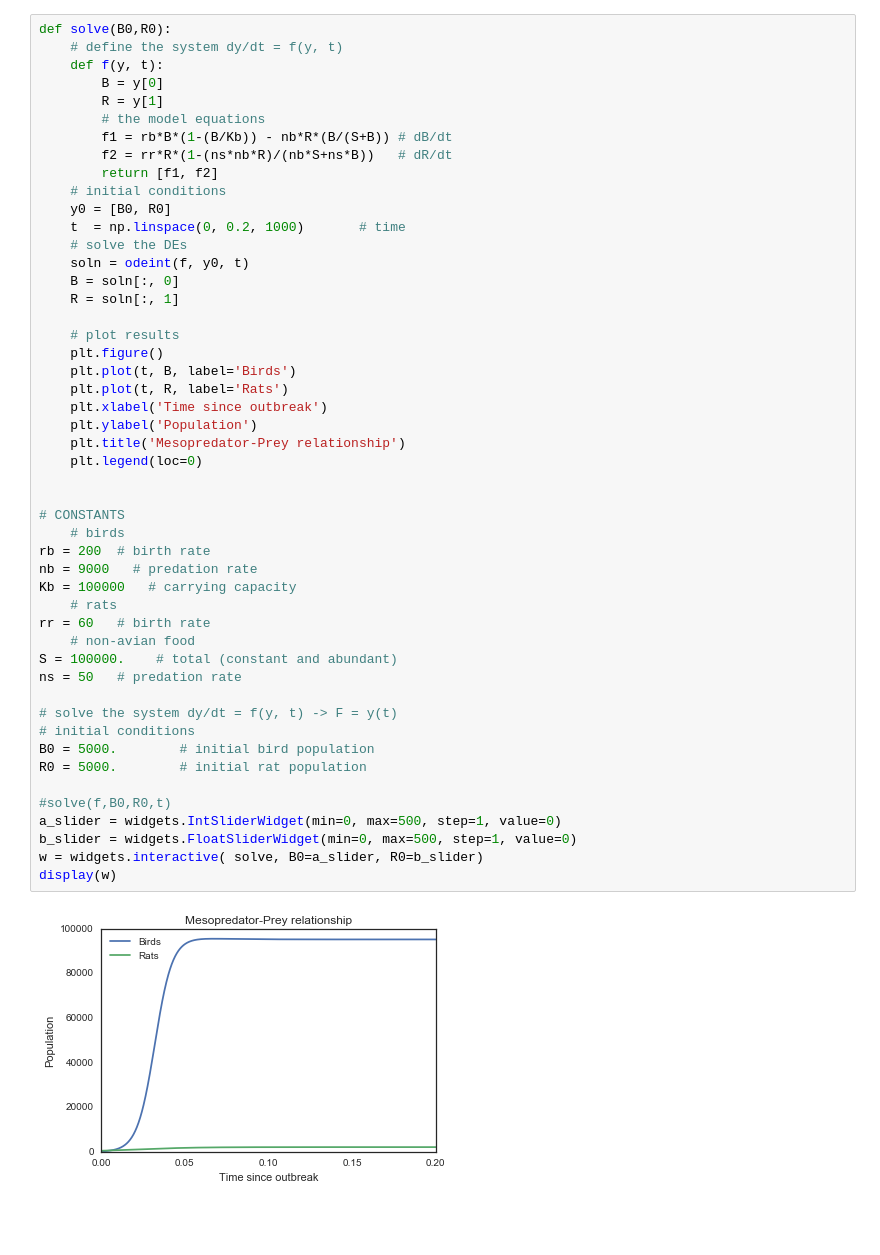
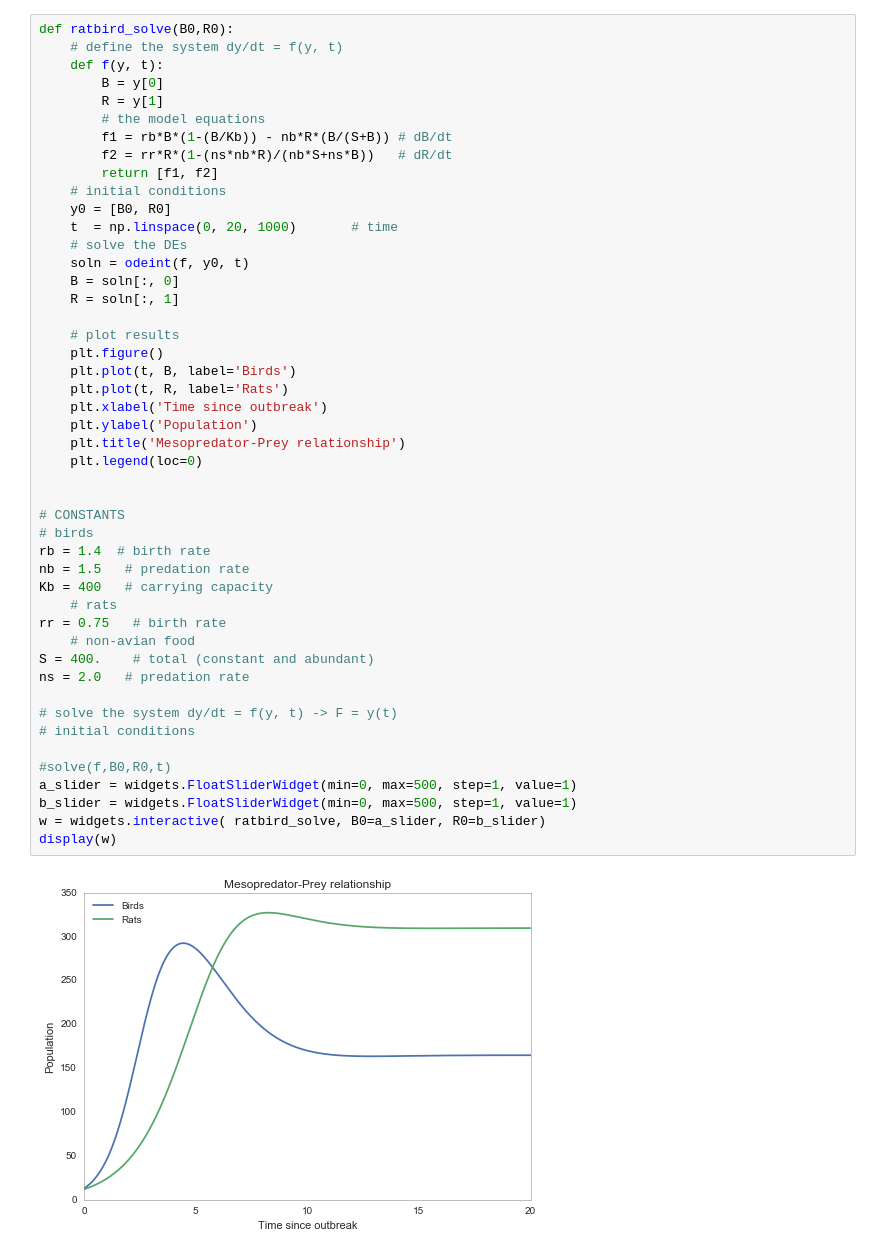
Before and after one commit to aaron2220/Mesopredator-Release, a Jupyter notebook: mesopredator release.ipynb, the cells around one changed output. Saved outputs shown, nothing was run; the diff lists cells and outputs as text; blank space fills up the shorter version.

```diff
--- a/mesopredator release.ipynb
+++ b/mesopredator release.ipynb
@@ -32,5 +57,5 @@ sns.palplot(c)
 # %%
-def solve(B0,R0):
+def ratbird_solve(B0,R0):
     # define the system dy/dt = f(y, t)
     def f(y, t):
         B = y[0]
@@ -39,44 +64,42 @@ def solve(B0,R0):
         f1 = rb*B*(1-(B/Kb)) - nb*R*(B/(S+B)) # dB/dt
         f2 = rr*R*(1-(ns*nb*R)/(nb*S+ns*B))   # dR/dt
         return [f1, f2]
     # initial conditions
     y0 = [B0, R0]
-    t  = np.linspace(0, 0.2, 1000)       # time
+    t  = np.linspace(0, 20, 1000)       # time
     # solve the DEs
     soln = odeint(f, y0, t)
     B = soln[:, 0]
     R = soln[:, 1]
 
     # plot results
     plt.figure()
     plt.plot(t, B, label='Birds')
     plt.plot(t, R, label='Rats')
     plt.xlabel('Time since outbreak')
     plt.ylabel('Population')
     plt.title('Mesopredator-Prey relationship')
     plt.legend(loc=0)
 
 
 # CONSTANTS
-    # birds
-rb = 200  # birth rate
-nb = 9000   # predation rate
-Kb = 100000   # carrying capacity
+# birds
+rb = 1.4  # birth rate
+nb = 1.5   # predation rate
+Kb = 400   # carrying capacity
     # rats
-rr = 60   # birth rate
+rr = 0.75   # birth rate
     # non-avian food
-S = 100000.    # total (constant and abundant)
-ns = 50   # predation rate
+S = 400.    # total (constant and abundant)
+ns = 2.0   # predation rate
 
 # solve the system dy/dt = f(y, t) -> F = y(t)
 # initial conditions
-B0 = 5000.        # initial bird population
-R0 = 5000.        # initial rat population
 
 #solve(f,B0,R0,t)
-a_slider = widgets.IntSliderWidget(min=0, max=500, step=1, value=0)
-b_slider = widgets.FloatSliderWidget(min=0, max=500, step=1, value=0)
-w = widgets.interactive( solve, B0=a_slider, R0=b_slider)
+a_slider = widgets.FloatSliderWidget(min=0, max=500, step=1, value=1)
+b_slider = widgets.FloatSliderWidget(min=0, max=500, step=1, value=1)
+w = widgets.interactive( ratbird_solve, B0=a_slider, R0=b_slider)
 display(w)
 # %% [output]
-[figure, old version]
+[figure, new version]
```
Also changed, not shown: parts of 20 cells of this notebook.
